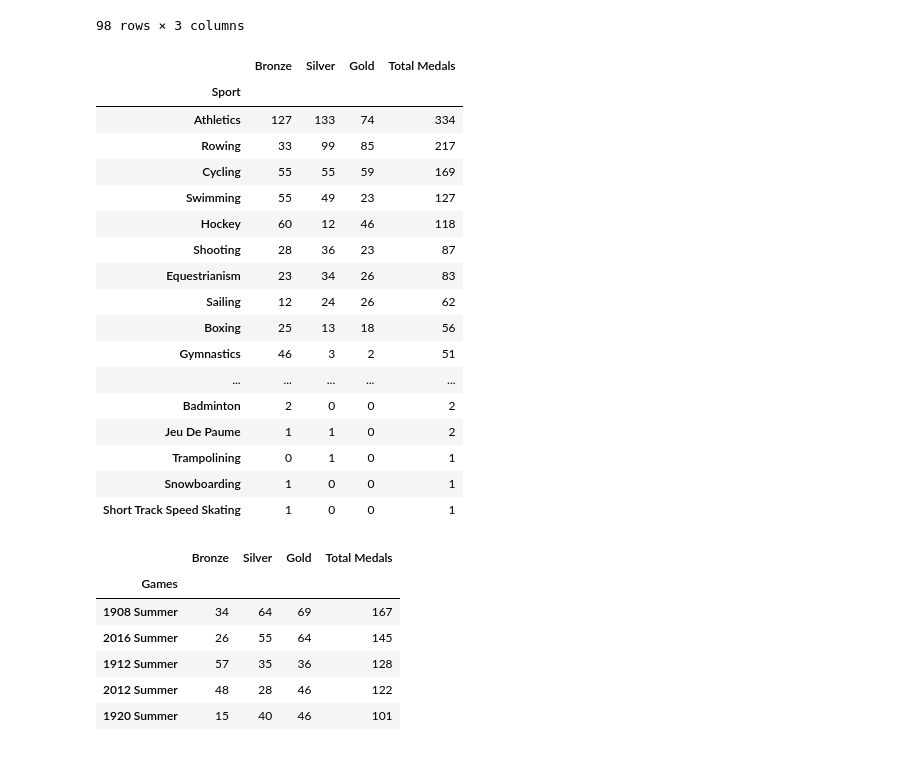
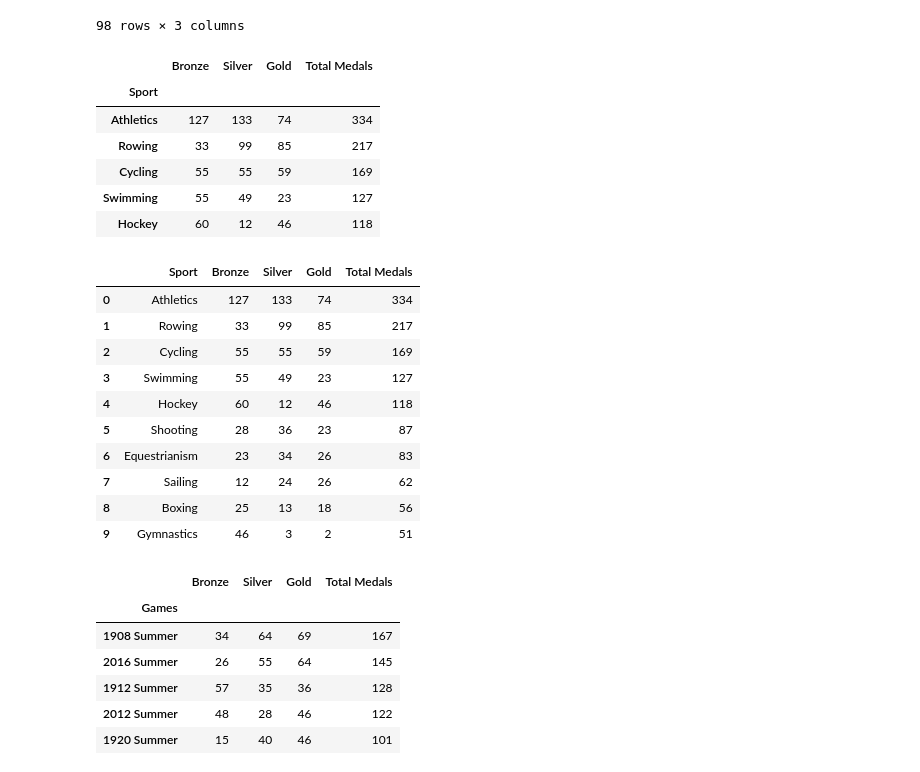
Before and after one commit to SCGlass/Databehandling_project_OS, a Jupyter notebook: Sam/Exercise_1.ipynb, the cells around one changed output. Drawn from its saved outputs; the diff is of its cells as text; code cells hidden in the pictures.

```diff
--- a/Sam/Exercise_1.ipynb
+++ b/Sam/Exercise_1.ipynb
@@ -78,30 +78,34 @@ df_medals
 # %%
 # Sports that had the most medals
 df_medals= df_GB.loc[df_GB["Medal"].notna(),["Sport","Medal"]]
 df_medals = df_medals.groupby(["Sport","Medal"]).Medal.count().reset_index(name="Total")
 df_medals = df_medals.set_index(['Sport', 'Medal']).unstack('Medal', fill_value=0)
 df_medals.columns = df_medals.columns.droplevel(0) # Dropped the Total index column
 df_medals = df_medals.rename_axis(None,axis=1)
 df_medals["Total Medals"] = df_medals.sum(axis=1, numeric_only= True)
 df_medals = df_medals.reindex(columns=['Bronze','Silver','Gold','Total Medals'])
 df_medals.sort_values(by="Total Medals",ascending= False,inplace=True)
-df_medals # take 1st to to plot
+df_medals.head() # take 1st to to plot
 # %% [output]
 |  | Bronze | Silver | Gold | Total Medals |
 | Sport |  |  |  |  |
 | Athletics | 127 | 133 | 74 | 334 |
 | Rowing | 33 | 99 | 85 | 217 |
 | Cycling | 55 | 55 | 59 | 169 |
 | Swimming | 55 | 49 | 23 | 127 |
 | Hockey | 60 | 12 | 46 | 118 |
-| Shooting | 28 | 36 | 23 | 87 |
-| Equestrianism | 23 | 34 | 26 | 83 |
-| Sailing | 12 | 24 | 26 | 62 |
-| Boxing | 25 | 13 | 18 | 56 |
-| Gymnastics | 46 | 3 | 2 | 51 |
-| ... | ... | ... | ... | ... |
-| Badminton | 2 | 0 | 0 | 2 |
-| Jeu De Paume | 1 | 1 | 0 | 2 |
-| Trampolining | 0 | 1 | 0 | 1 |
-| Snowboarding | 1 | 0 | 0 | 1 |
-| Short Track Speed Skating | 1 | 0 | 0 | 1 |
+# %%
+df_10_medals = df_medals[0:10].reset_index()
+df_10_medals
+# %% [output]
+|  | Sport | Bronze | Silver | Gold | Total Medals |
+| 0 | Athletics | 127 | 133 | 74 | 334 |
+| 1 | Rowing | 33 | 99 | 85 | 217 |
+| 2 | Cycling | 55 | 55 | 59 | 169 |
+| 3 | Swimming | 55 | 49 | 23 | 127 |
+| 4 | Hockey | 60 | 12 | 46 | 118 |
+| 5 | Shooting | 28 | 36 | 23 | 87 |
+| 6 | Equestrianism | 23 | 34 | 26 | 83 |
+| 7 | Sailing | 12 | 24 | 26 | 62 |
+| 8 | Boxing | 25 | 13 | 18 | 56 |
+| 9 | Gymnastics | 46 | 3 | 2 | 51 |
```
Also changed, not shown: parts of 1 cell of this notebook, 5 other files.
